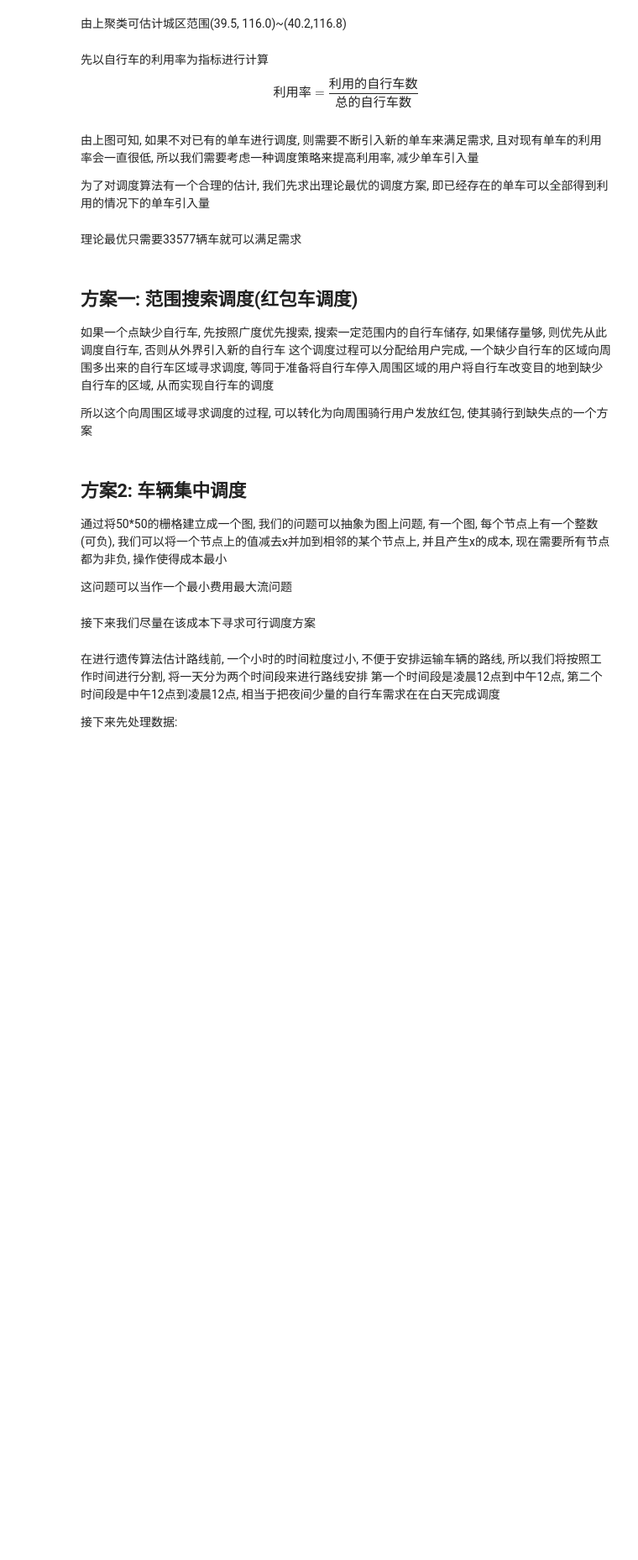
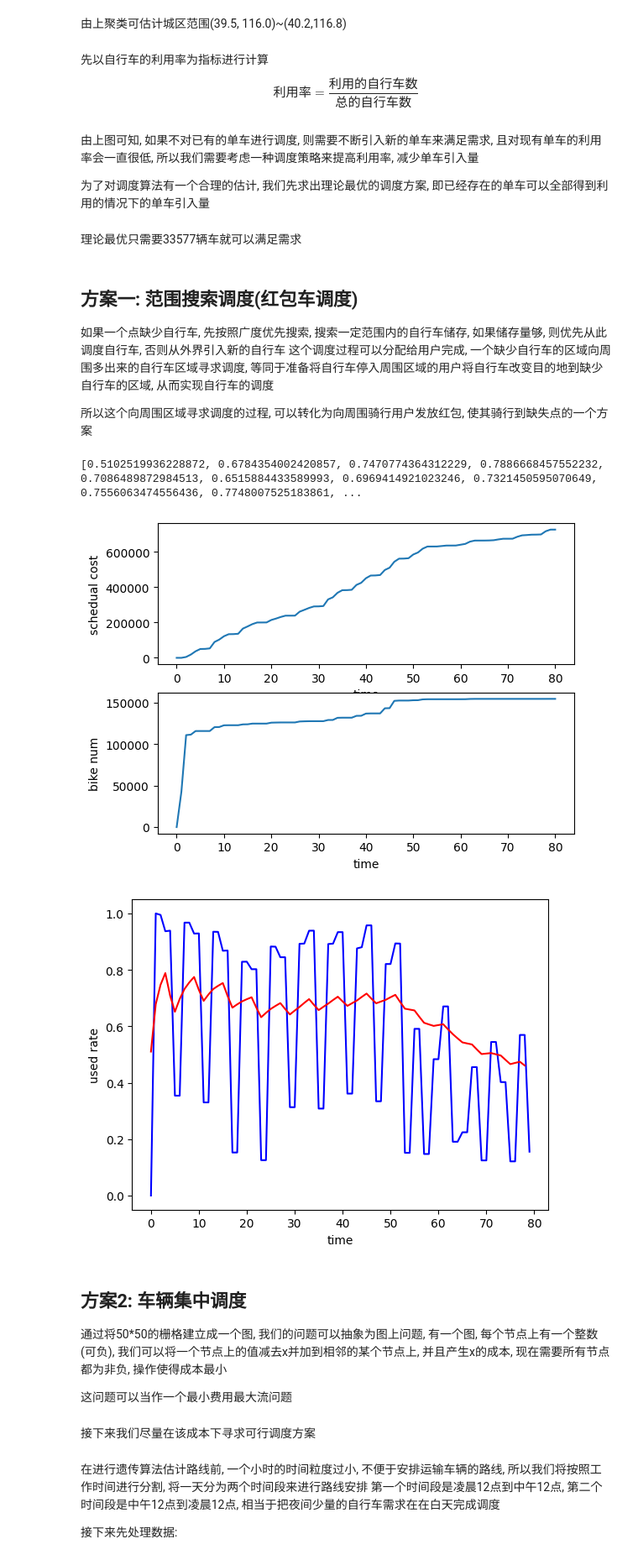
Before and after one commit to DnullP/Bike-Sharing-Schedualing, a Jupyter notebook: run_enc.ipynb, the cells around one changed output. Shown: that part at 84% size. Drawn from its saved outputs; the diff is of its cells as text; code cells hidden in the pictures; blank space fills up the shorter version.

```diff
--- a/run_enc.ipynb
+++ b/run_enc.ipynb
@@ -229,9 +229,11 @@ plt.show()
 # 指数加权平均
 def ewma(x, alpha):
     y = [x[0]]
+    ans = []
     for i in range(1, len(x)):
         y.append(alpha *  y[i-1] + (1 - alpha) * x[i])
-    return y
+        ans.append(y[i]/(1 - alpha**(i+1)))
+    return ans
 # %% [markdown]
 理论最优只需要33577辆车就可以满足需求
 # %% [markdown]
@@ -246,9 +248,9 @@ import numpy as np
 import matplotlib.pyplot as plt
 
 time_heatmap_start = np.loadtxt(
-    'time_heatmap_start.csv', delimiter=',').reshape(-1, 50, 50)
+    'time_heatmap_8.csv', delimiter=',').reshape(-1, 50, 50)
 time_heatmap_end = np.loadtxt(
-    'time_heatmap_end.csv', delimiter=',').reshape(-1, 50, 50)
+    'time_heatmap_8_end.csv', delimiter=',').reshape(-1, 50, 50)
 
 
 def get_bike_from_ranged_store(stored, x, y):
@@ -264,7 +266,7 @@ def get_bike_from_ranged_store(stored, x, y):
             if visited[x_n, y_n] == 0:
                 search_queue.append((x_n, y_n, searching_deep+1))
                 visited[x_n, y_n] = 1
-        if searching_deep > 5:
+        if searching_deep > 3:
             break
         if stored[x_s, y_s] <= 0:
             continue
@@ -292,34 +294,38 @@ for i, (need, moved) in enumerate(zip(time_heatmap_start, time_heatmap_end)):
         stored, schedual_cost = get_bike_from_ranged_store(stored, x, y)
         cost_all += schedual_cost
 
     bike_num.append(bike_num[i] + np.sum(stored[stored < 0]) * -1)
     stored[stored < 0] = 0
 
     stored += moved
     schedual_cost_list.append(schedual_cost_list[i] + cost_all)
 
     used_rate.append((np.sum(need) - (bike_num[i+1] - bike_num[i])) / (bike_num[i] + 0.00001))
 
     store_amount_case_1.append(stored)
 
-used_rate_ewma = ewma(used_rate, 0.9)
+used_rate_ewma = ewma(used_rate, 0.96)
 print(used_rate_ewma)
 
 plt.subplot(211)
 plt.plot(schedual_cost_list)
 plt.xlabel('time')
 plt.ylabel('schedual cost')
 plt.subplot(212)
 plt.plot(bike_num)
 plt.xlabel('time')
 plt.ylabel('bike num')
 
 plt.show()
 plt.plot(used_rate, 'b')
 plt.xlabel('time')
 plt.ylabel('used rate')
 plt.plot(used_rate_ewma, 'r')
 plt.show()
+# %% [output]
+[0.5102519936228872, 0.6784354002420857, 0.7470774364312229, 0.7886668457552232, 0.7086489872984513, 0.6515884433589993, 0.6969414921023246, 0.7321450595070649, 0.7556063474556436, 0.7748007525183861, ...
+[figure, added]
+[figure, added]
 # %% [markdown]
 ## 方案2: 车辆集中调度
 通过将50*50的栅格建立成一个图, 我们的问题可以抽象为图上问题, 有一个图, 每个节点上有一个整数(可负), 我们可以将一个节点上的值减去x并加到相邻的某个节点上, 并且产生x的成本, 现在需要所有节点都为非负, 操作使得成本最小
```
Also changed, not shown: parts of 3 cells of this notebook, 14 other files.
